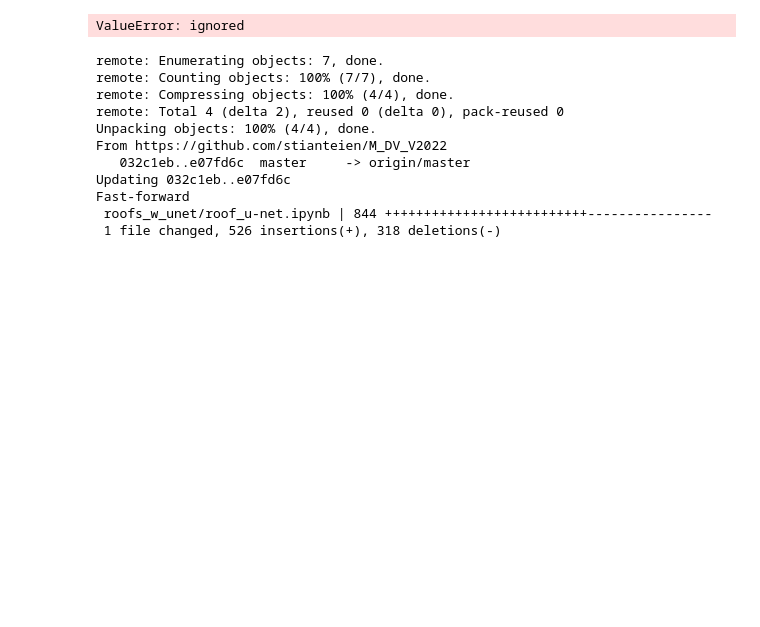
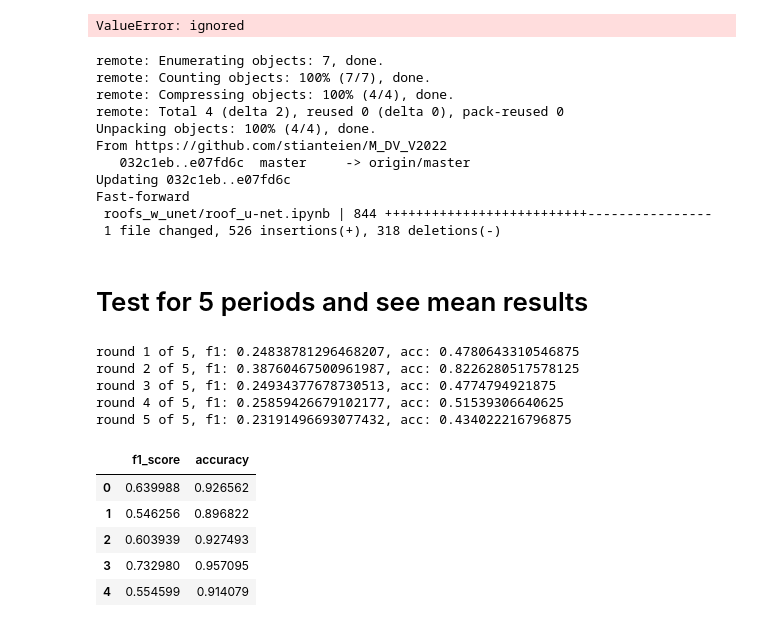
Before and after one commit to stianteien/M_DV_V2022, a Jupyter notebook: unet_detection/multiresunet.ipynb, the cells around one changed output. Saved outputs shown, nothing was run; the diff lists cells and outputs as text; code cells hidden in the pictures; blank space fills up the shorter version.

```diff
--- a/unet_detection/multiresunet.ipynb
+++ b/unet_detection/multiresunet.ipynb
@@ -481,3 +481,5 @@ Updating 032c1eb..e07fd6c
 Fast-forward
  roofs_w_unet/roof_u-net.ipynb | 844 ++++++++++++++++++++++++++----------------
  1 file changed, 526 insertions(+), 318 deletions(-)
+# %% [markdown]
+# Test for 5 periods and see mean results
@@ -483,0 +489,51 @@ Fast-forward
+# %%
+epochs = 1
+f1s = []
+accs = []
+
+for i in range(5):
+
+  # Free up RAM in case the model definition cells were run multiple times
+  K.clear_session()
+
+  # Build model
+  model = None
+
+  input_img = Input(shape=(128,128,6))
+  model = MultiResUnet(input_img, n_classes=2)
+
+  model.compile(optimizer='adam',
+                loss='binary_crossentropy',
+                metrics=[dice_coef, jacard, 'accuracy'])
+
+  h = model.fit(X_train, y_train,
+           batch_size=16,
+           epochs=epochs,
+           verbose=0)
+
+  pred = model.predict(X_test)
+  f1 = f1_score(y_test.argmax(axis=3).flatten(), pred.argmax(axis=3).flatten())
+  acc = accuracy_score(y_test.argmax(axis=3).flatten(), pred.argmax(axis=3).flatten())
+  f1s.append(f1)
+  accs.append(acc)
+
+  print(f"round {i+1} of {5}, f1: {f1}, acc: {acc}")
+# %% [output]
+round 1 of 5, f1: 0.24838781296468207, acc: 0.4780643310546875
+round 2 of 5, f1: 0.38760467500961987, acc: 0.8226280517578125
+round 3 of 5, f1: 0.24934377678730513, acc: 0.4774794921875
+round 4 of 5, f1: 0.25859426679102177, acc: 0.51539306640625
+round 5 of 5, f1: 0.23191496693077432, acc: 0.434022216796875
+# %%
+metrics = np.array([f1s, accs])
+#np.save("multiresunetmetric.npy", metrics)
+
+f1_df = pd.DataFrame(metrics.T, columns=["f1_score", "accuracy"])
+f1_df
+# %% [output]
+|  | f1_score | accuracy |
+| 0 | 0.639988 | 0.926562 |
+| 1 | 0.546256 | 0.896822 |
+| 2 | 0.603939 | 0.927493 |
+| 3 | 0.732980 | 0.957095 |
+| 4 | 0.554599 | 0.914079 |
```
Also changed, not shown: parts of 2 cells of this notebook.
